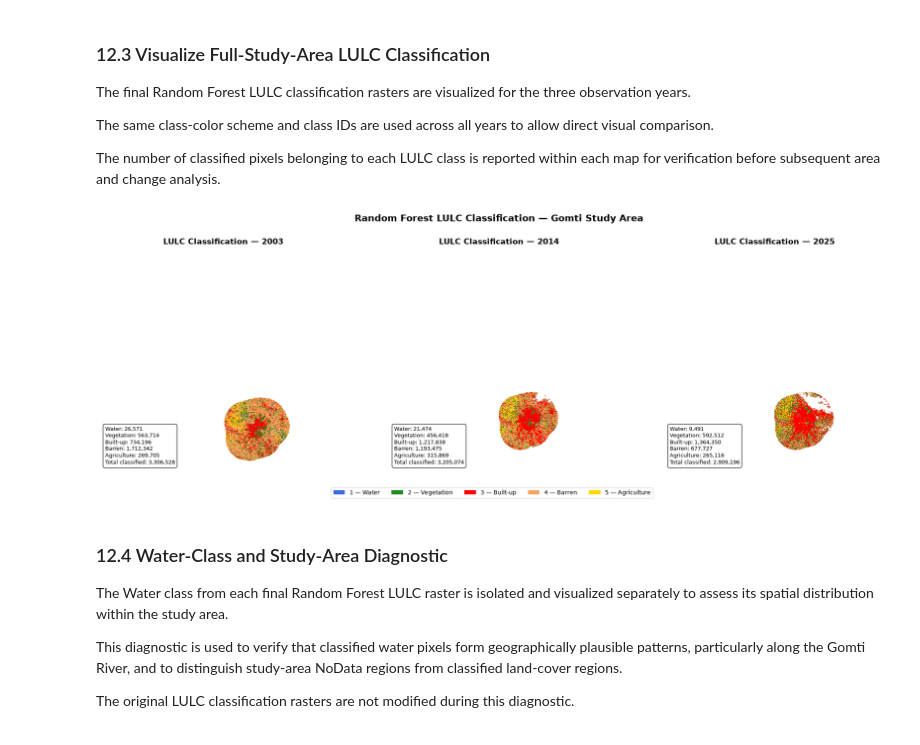
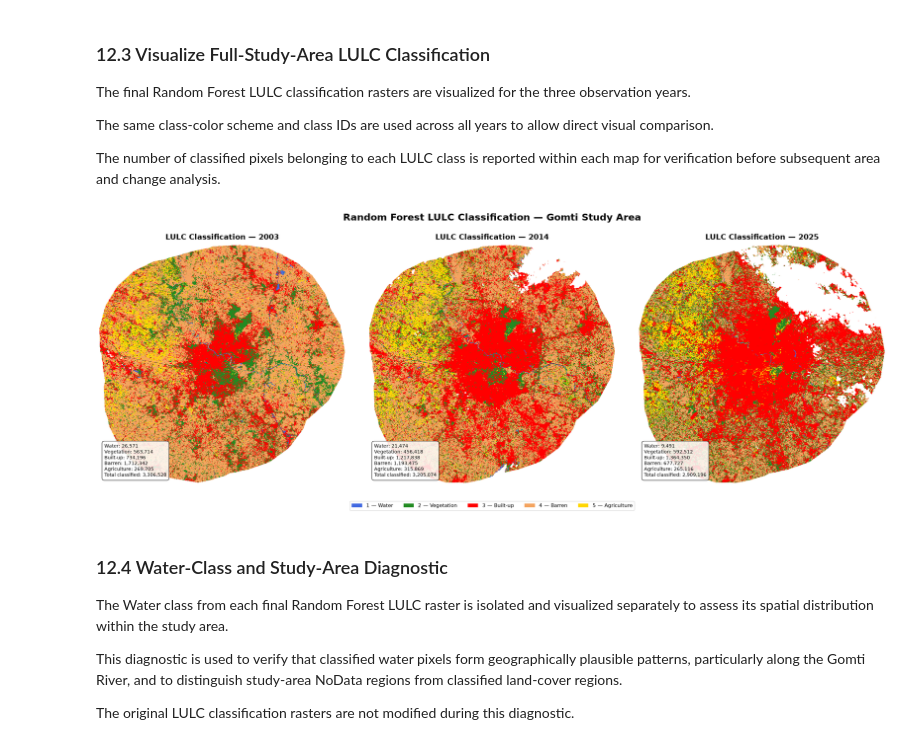
Before and after one commit to anshika1909singh-sys/GeoAI-Flood-Susceptibility, a Jupyter notebook: notebooks/04_Land_Use_Land_Cover.ipynb, the cells around one changed output. Saved outputs shown, nothing was run; the diff lists cells and outputs as text; code cells hidden in the pictures.

Commit message:
LULC classification is done.

```diff
--- a/notebooks/04_Land_Use_Land_Cover.ipynb
+++ b/notebooks/04_Land_Use_Land_Cover.ipynb
@@ -3855,7 +3855,7 @@ The number of classified pixels belonging to each LULC class is reported
 within each map for verification before subsequent area and change analysis.
 # %%
 # ============================================================
-# Step 12.3 — Plot final LULC maps
+# Step 12.3 — Plot final LULC maps — Large Visualization
 # ============================================================
 
 import numpy as np
@@ -3890,11 +3890,15 @@ class_colors = {
     5: "gold"
 }
 
-# Raster values:
+# ------------------------------------------------------------
+# Raster colormap
+#
 # 0 = NoData
-# 1–5 = LULC classes
-#
-# Color 0 is transparent so NoData does not visually interfere.
+# 1 = Water
+# 2 = Vegetation
+# 3 = Built-up
+# 4 = Barren
+# 5 = Agriculture
 # ------------------------------------------------------------
 
 cmap = ListedColormap([
@@ -3917,16 +3921,34 @@ lulc_map_paths = {
 }
 
 # ------------------------------------------------------------
-# Create figure
+# Study-area extent
+# ------------------------------------------------------------
+
+study_bounds = study_area_gdf.total_bounds
+
+xmin = study_bounds[0]
+ymin = study_bounds[1]
+xmax = study_bounds[2]
+ymax = study_bounds[3]
+
+# ------------------------------------------------------------
+# Create LARGE figure
 # ------------------------------------------------------------
 
 fig, axes = plt.subplots(
     1,
     3,
-    figsize=(20, 7)
+    figsize=(24, 9)
 )
 
-for ax, year in zip(axes, [2003, 2014, 2025]):
+# ------------------------------------------------------------
+# Plot each year
+# ------------------------------------------------------------
+
+for ax, year in zip(
+    axes,
+    [2003, 2014, 2025]
+):
 
     path = lulc_map_paths[year]
 
@@ -3951,22 +3973,56 @@ for ax, year in zip(axes, [2003, 2014, 2025]):
         )
 
         # --------------------------------------------
-        # Display
+        # Display raster using its real coordinates
         # --------------------------------------------
+
+        bounds = src.bounds
+
+        extent = [
+            bounds.left,
+            bounds.right,
+            bounds.bottom,
+            bounds.top
+        ]
 
         ax.imshow(
             lulc,
             cmap=cmap,
             vmin=0,
             vmax=5,
+            extent=extent,
+            origin="upper",
             interpolation="none"
         )
 
+        # --------------------------------------------
+        # Zoom to study area
+        # --------------------------------------------
+
+        ax.set_xlim(
+            xmin,
+            xmax
+        )
+
+        ax.set_ylim(
+            ymin,
+            ymax
+        )
+
+        # --------------------------------------------
+        # Title
+        # --------------------------------------------
+
         ax.set_title(
             f"LULC Classification — {year}",
-            fontsize=14,
-            fontweight="bold"
+            fontsize=16,
+            fontweight="bold",
+            pad=12
         )
+
+        # --------------------------------------------
+        # Remove axes
+        # --------------------------------------------
 
         ax.set_axis_off()
 
@@ -3988,10 +4044,10 @@ for ax, year in zip(axes, [2003, 2014, 2025]):
             0.02,
             count_text,
             transform=ax.transAxes,
-            fontsize=9,
+            fontsize=10,
             verticalalignment="bottom",
             bbox=dict(
-                boxstyle="round,pad=0.4",
+                boxstyle="round,pad=0.5",
                 facecolor="white",
                 alpha=0.85
             )
@@ -3999,37 +4055,46 @@ for ax, year in zip(axes, [2003, 2014, 2025]):
 
 # ------------------------------------------------------------
 # Common legend
 # ------------------------------------------------------------
 
 legend_handles = [
     Patch(
         facecolor=class_colors[class_id],
         label=f"{class_id} — {class_names[class_id]}"
     )
     for class_id in class_ids
 ]
 
 fig.legend(
     handles=legend_handles,
     loc="lower center",
     ncol=5,
-    fontsize=10,
+    fontsize=11,
     frameon=True
 )
 
+# ------------------------------------------------------------
+# Overall title
+# ------------------------------------------------------------
+
 fig.suptitle(
     "Random Forest LULC Classification — Gomti Study Area",
-    fontsize=16,
-    fontweight="bold"
+    fontsize=20,
+    fontweight="bold",
+    y=0.98
 )
+
+# ------------------------------------------------------------
+# Layout
+# ------------------------------------------------------------
 
 plt.tight_layout(
     rect=[0, 0.08, 1, 0.94]
 )
 
 plt.show()
 # %% [output]
-[figure, old version]
+[figure, new version]
 # %% [markdown]
 ### 12.4 Water-Class and Study-Area Diagnostic
 
```
Also changed, not shown: 15 other files.
